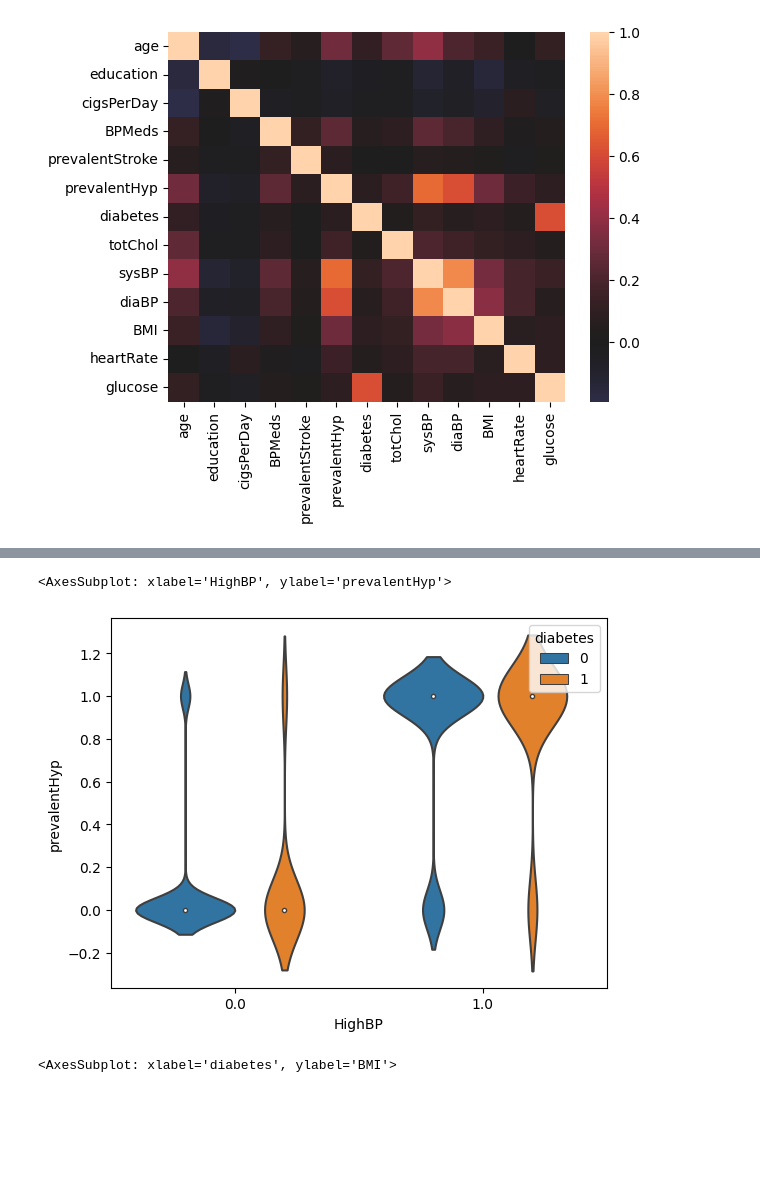
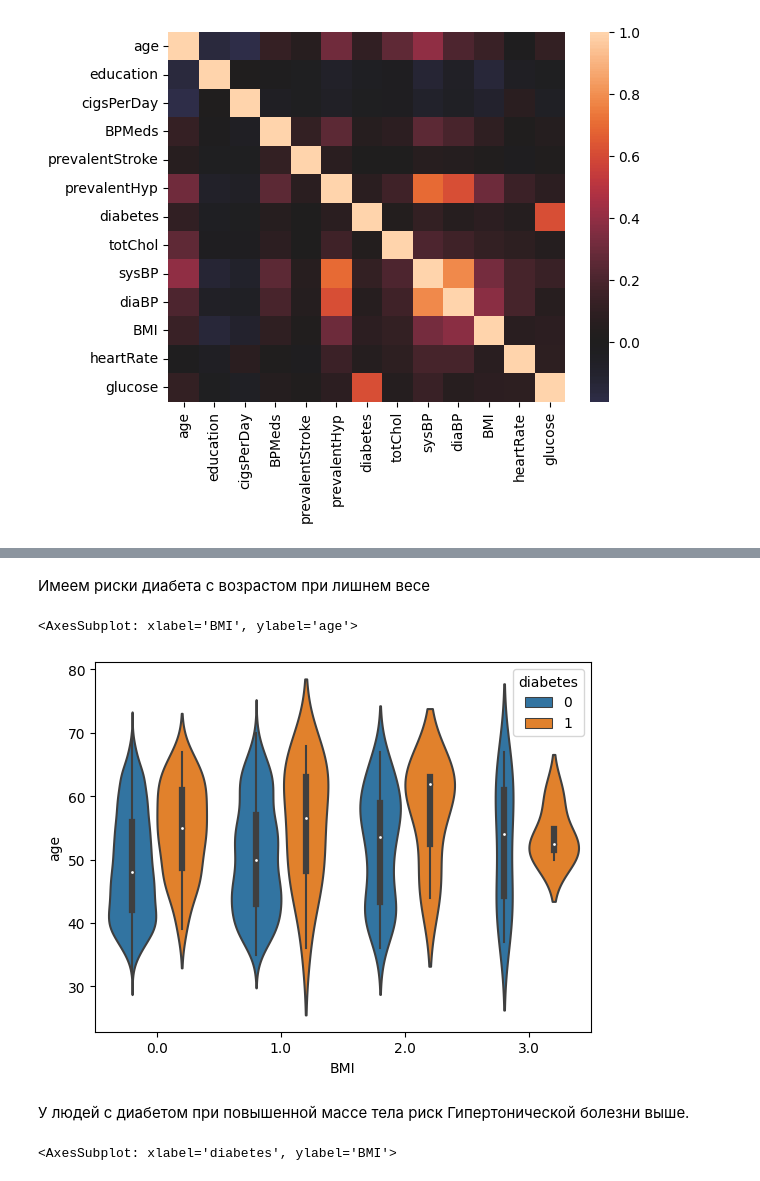
Before and after one commit to Rinengen/Python_HW, a Jupyter notebook: progect_5/SF_HW_4.ipynb, the cells around one changed output, grey strips where cells are left out. Drawn from its saved outputs; the diff is of its cells as text; code cells hidden in the pictures; blank space fills up the shorter version.

```diff
--- a/progect_5/SF_HW_4.ipynb
+++ b/progect_5/SF_HW_4.ipynb
@@ -416,13 +390,17 @@ array([[<AxesSubplot: title={'center': 'age'}>,
+# %% [markdown]
+Имеем риски диабета с возрастом при лишнем весе
 # %%
 sns.violinplot(
     data=df_2,
-    y='prevalentHyp',
-    x='HighBP',
+    y='age',
+    x='BMI',
     hue='diabetes'
 )
 # %% [output]
-<AxesSubplot: xlabel='HighBP', ylabel='prevalentHyp'>
+<AxesSubplot: xlabel='BMI', ylabel='age'>
-[figure, old version]
+[figure, new version]
+# %% [markdown]
+У людей с диабетом при повышенной массе тела риск Гипертонической болезни выше.
 # %%
 sns.violinplot(
     data=df_2,
```
Also changed, not shown: parts of 14 cells of this notebook.
